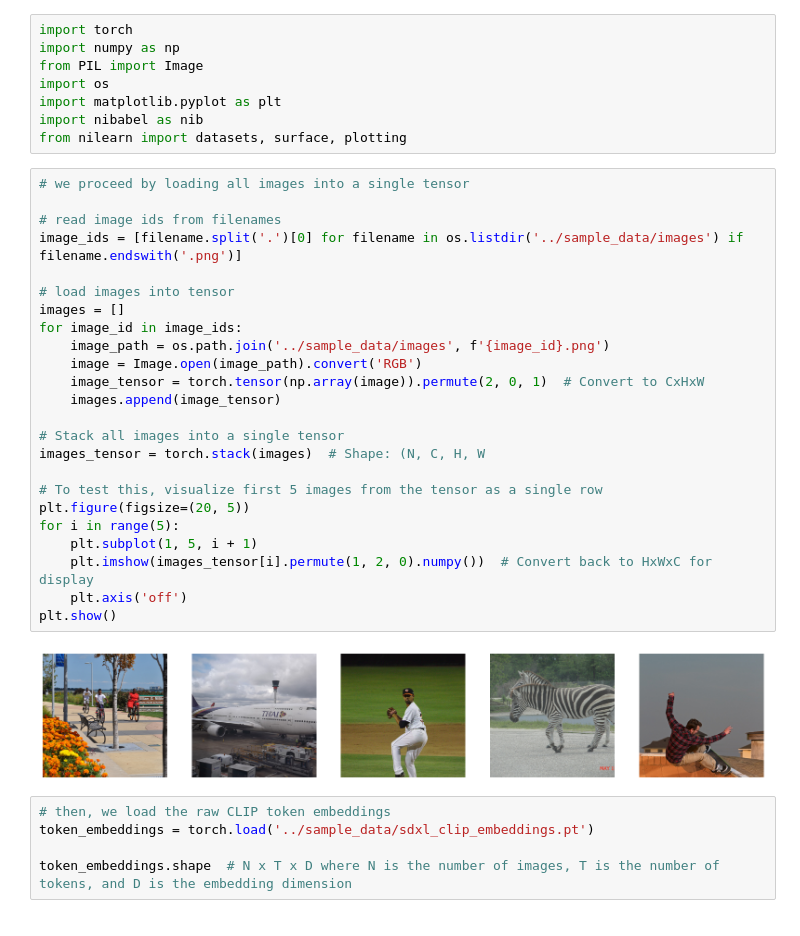
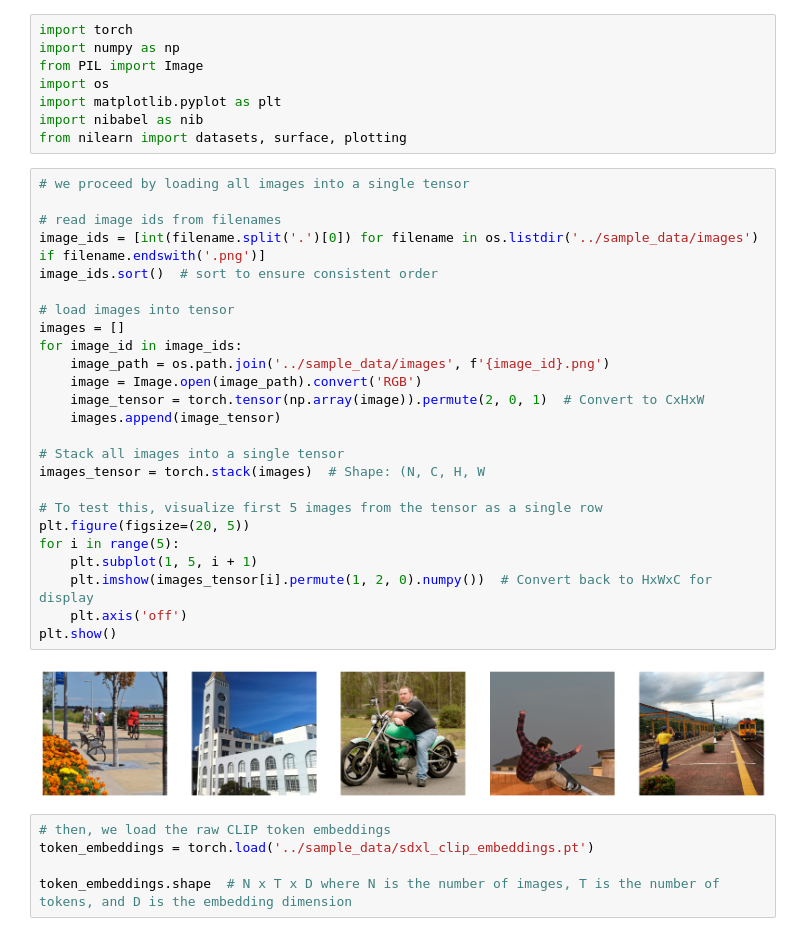
Before and after one commit to frederikdammeier/neuroflow-latent-analysis, a Jupyter notebook: latent_analysis/token_norm.ipynb, the cells around one changed output. Drawn from its saved outputs; the diff is of its cells as text.

```diff
--- a/latent_analysis/token_norm.ipynb
+++ b/latent_analysis/token_norm.ipynb
@@ -9,29 +9,30 @@ from nilearn import datasets, surface, plotting
 # %%
 # we proceed by loading all images into a single tensor
 
 # read image ids from filenames
-image_ids = [filename.split('.')[0] for filename in os.listdir('../sample_data/images') if filename.endswith('.png')]
+image_ids = [int(filename.split('.')[0]) for filename in os.listdir('../sample_data/images') if filename.endswith('.png')]
+image_ids.sort()  # sort to ensure consistent order
 
 # load images into tensor
 images = []
 for image_id in image_ids:
     image_path = os.path.join('../sample_data/images', f'{image_id}.png')
     image = Image.open(image_path).convert('RGB')
     image_tensor = torch.tensor(np.array(image)).permute(2, 0, 1)  # Convert to CxHxW
     images.append(image_tensor)
 
 # Stack all images into a single tensor
 images_tensor = torch.stack(images)  # Shape: (N, C, H, W
 
 # To test this, visualize first 5 images from the tensor as a single row
 plt.figure(figsize=(20, 5))
 for i in range(5):
     plt.subplot(1, 5, i + 1)
     plt.imshow(images_tensor[i].permute(1, 2, 0).numpy())  # Convert back to HxWxC for display
     plt.axis('off')
 plt.show()
 # %% [output]
-[figure, old version]
+[figure, new version]
 # %%
 # then, we load the raw CLIP token embeddings
 token_embeddings = torch.load('../sample_data/sdxl_clip_embeddings.pt')
```
Also changed, not shown: parts of 8 cells of this notebook.
